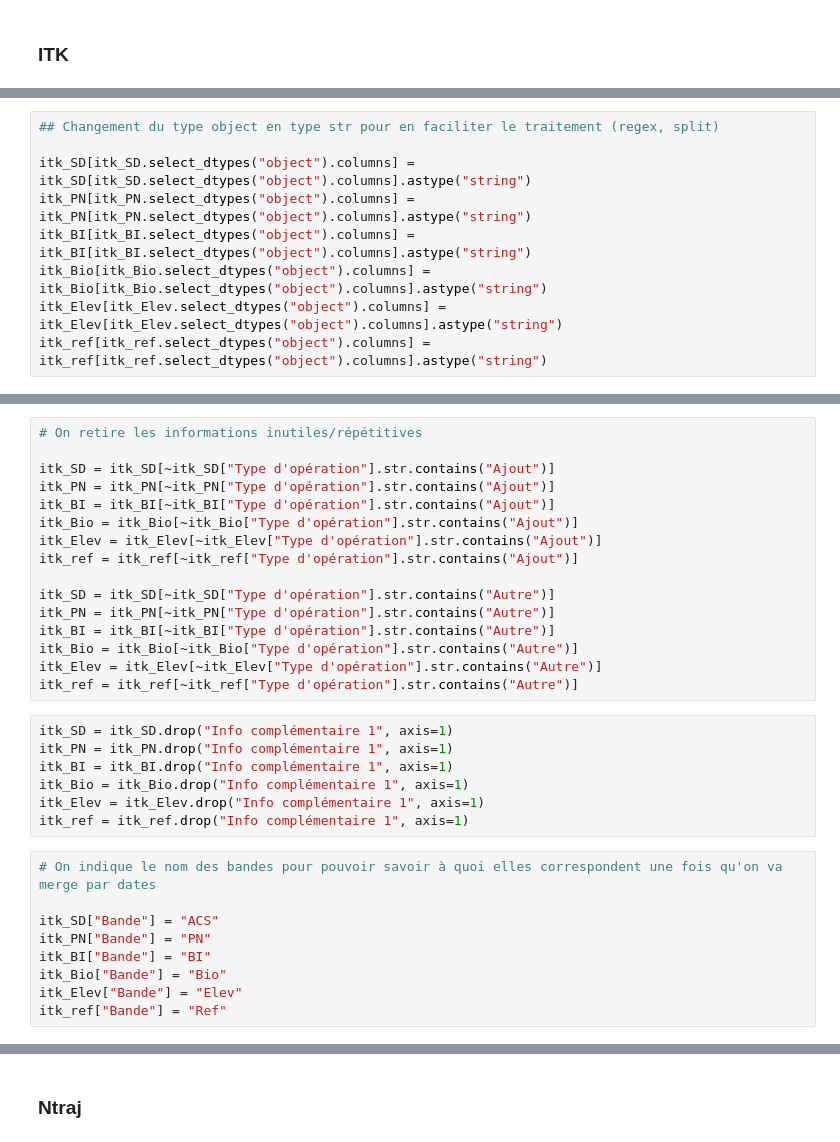
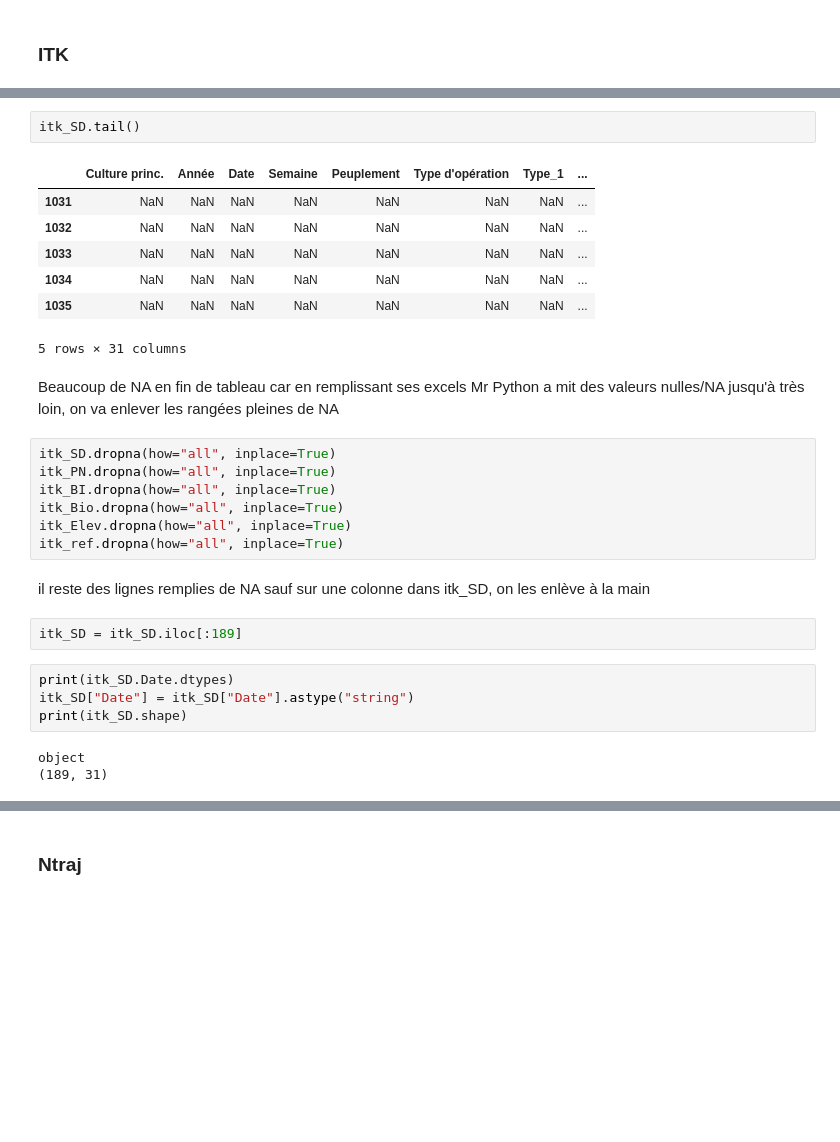
Before and after one commit to drylse/fil_rouge, a Jupyter notebook: pretraitement.ipynb, the cells around one changed output, grey strips where cells are left out. Saved outputs shown, nothing was run; the diff lists cells and outputs as text; blank space fills up the shorter version.

```diff
--- a/pretraitement.ipynb
+++ b/pretraitement.ipynb
@@ -86,9 +52,0 @@ dtype: object
-# %%
-## Changement du type object en type str pour en faciliter le traitement (regex, split)
-
-itk_SD[itk_SD.select_dtypes("object").columns] = itk_SD[itk_SD.select_dtypes("object").columns].astype("string")
-itk_PN[itk_PN.select_dtypes("object").columns] = itk_PN[itk_PN.select_dtypes("object").columns].astype("string")
-itk_BI[itk_BI.select_dtypes("object").columns] = itk_BI[itk_BI.select_dtypes("object").columns].astype("string")
-itk_Bio[itk_Bio.select_dtypes("object").columns] = itk_Bio[itk_Bio.select_dtypes("object").columns].astype("string")
-itk_Elev[itk_Elev.select_dtypes("object").columns] = itk_Elev[itk_Elev.select_dtypes("object").columns].astype("string")
-itk_ref[itk_ref.select_dtypes("object").columns] = itk_ref[itk_ref.select_dtypes("object").columns].astype("string")
@@ -110,32 +53,30 @@ dtype: object
-# %%
-# On retire les informations inutiles/répétitives
-
-itk_SD = itk_SD[~itk_SD["Type d'opération"].str.contains("Ajout")]
-itk_PN = itk_PN[~itk_PN["Type d'opération"].str.contains("Ajout")]
-itk_BI = itk_BI[~itk_BI["Type d'opération"].str.contains("Ajout")]
-itk_Bio = itk_Bio[~itk_Bio["Type d'opération"].str.contains("Ajout")]
-itk_Elev = itk_Elev[~itk_Elev["Type d'opération"].str.contains("Ajout")]
-itk_ref = itk_ref[~itk_ref["Type d'opération"].str.contains("Ajout")]
-
-itk_SD = itk_SD[~itk_SD["Type d'opération"].str.contains("Autre")]
-itk_PN = itk_PN[~itk_PN["Type d'opération"].str.contains("Autre")]
-itk_BI = itk_BI[~itk_BI["Type d'opération"].str.contains("Autre")]
-itk_Bio = itk_Bio[~itk_Bio["Type d'opération"].str.contains("Autre")]
-itk_Elev = itk_Elev[~itk_Elev["Type d'opération"].str.contains("Autre")]
-itk_ref = itk_ref[~itk_ref["Type d'opération"].str.contains("Autre")]
-# %%
-itk_SD = itk_SD.drop("Info complémentaire 1", axis=1)
-itk_PN = itk_PN.drop("Info complémentaire 1", axis=1)
-itk_BI = itk_BI.drop("Info complémentaire 1", axis=1)
-itk_Bio = itk_Bio.drop("Info complémentaire 1", axis=1)
-itk_Elev = itk_Elev.drop("Info complémentaire 1", axis=1)
-itk_ref = itk_ref.drop("Info complémentaire 1", axis=1)
-# %%
-# On indique le nom des bandes pour pouvoir savoir à quoi elles correspondent une fois qu'on va merge par dates
-
-itk_SD["Bande"] = "ACS"
-itk_PN["Bande"] = "PN"
-itk_BI["Bande"] = "BI"
-itk_Bio["Bande"] = "Bio"
-itk_Elev["Bande"] = "Elev"
-itk_ref["Bande"] = "Ref"
+# %%
+itk_SD.tail()
+# %% [output]
+|  | Culture princ. | Année | Date | Semaine | Peuplement | Type d'opération | Type_1 | ... |
+| 1031 | NaN | NaN | NaN | NaN | NaN | NaN | NaN | ... |
+| 1032 | NaN | NaN | NaN | NaN | NaN | NaN | NaN | ... |
+| 1033 | NaN | NaN | NaN | NaN | NaN | NaN | NaN | ... |
+| 1034 | NaN | NaN | NaN | NaN | NaN | NaN | NaN | ... |
+| 1035 | NaN | NaN | NaN | NaN | NaN | NaN | NaN | ... |
+5 rows × 31 columns
+# %% [markdown]
+Beaucoup de NA en fin de tableau car en remplissant ses excels Mr Python a mit des valeurs nulles/NA jusqu'à très loin, on va enlever les rangées pleines de NA
+# %%
+itk_SD.dropna(how="all", inplace=True)
+itk_PN.dropna(how="all", inplace=True)
+itk_BI.dropna(how="all", inplace=True)
+itk_Bio.dropna(how="all", inplace=True)
+itk_Elev.dropna(how="all", inplace=True)
+itk_ref.dropna(how="all", inplace=True)
+# %% [markdown]
+il reste des lignes remplies de NA sauf sur une colonne dans itk_SD, on les enlève à la main
+# %%
+itk_SD = itk_SD.iloc[:189]
+# %%
+print(itk_SD.Date.dtypes)
+itk_SD["Date"] = itk_SD["Date"].astype("string")
+print(itk_SD.shape)
+# %% [output]
+object
+(189, 31)
```
Also changed, not shown: parts of 82 cells of this notebook.
